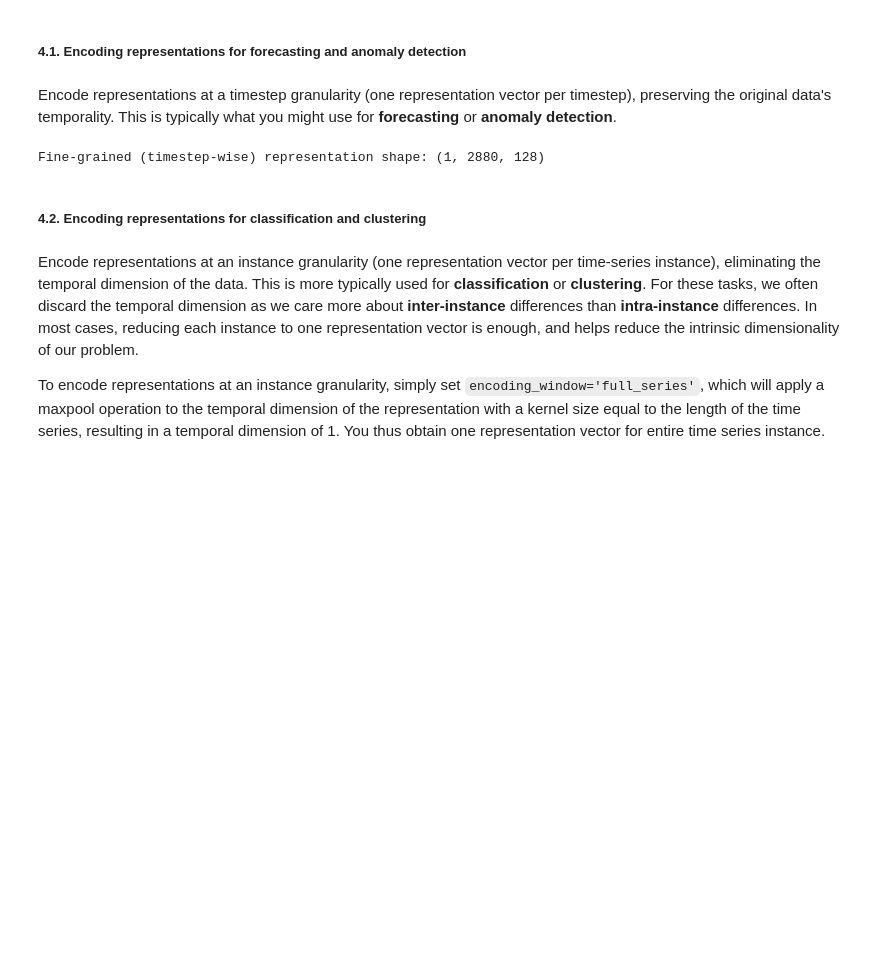
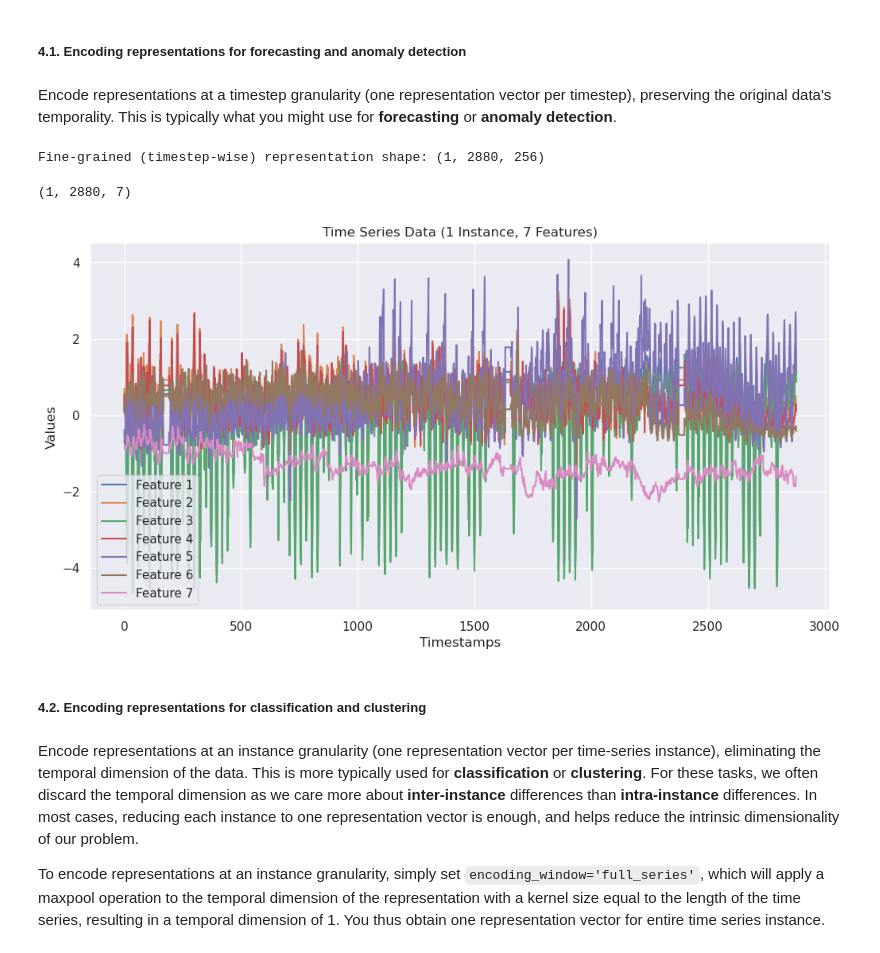
Before and after one commit to JiaW6122/PLanTS, a Jupyter notebook: full_tutorial.ipynb, the cells around one changed output. Saved outputs shown, nothing was run; the diff lists cells and outputs as text; code cells hidden in the pictures; blank space fills up the shorter version.

```diff
--- a/full_tutorial.ipynb
+++ b/full_tutorial.ipynb
@@ -125,0 +118,3 @@ Shapes - train data: (1, 8640, 7), test data: (1, 2880, 7)
+# %%
+train_data, train_labels, test_data, test_labels = datautils.load_UEA("AtrialFibrillation")
+print(f"Shapes - train data: {train_data.shape}, test data: {test_data.shape}")
@@ -250,21 +276,39 @@ closest_time_indices.shape
 ##### **4.1. Encoding representations for forecasting and anomaly detection**
 # %% [markdown]
 Encode representations at a timestep granularity (one representation vector per timestep), preserving the original data's temporality. This is typically what you might use for **forecasting** or **anomaly detection**.
-# %%
-test_repr_fine = model.encode(
-    data=test_data,
-    time_indices=closest_time_indices,
-    mask=None, # Used for the Anomaly Detection protocol, can be ignored
-    encoding_window=None, # Used to control the temporal granularity of the representation
-    causal=True, # Whether to use causal convolutions (for forecasting you might want this) or not.
-    sliding_length=1, # The length of sliding window. When this param is specified, a sliding inference would be applied on the time series.
-    sliding_padding=100, # Contextual data length used for inference every sliding windows. The timestamp t's representation vector is computed using the observations located in [t - sliding_padding, t].
-    batch_size=16,
-    return_time_embeddings=False
-)
-print(f"Fine-grained (timestep-wise) representation shape: {test_repr_fine.shape}")
-# %% [output]
-Fine-grained (timestep-wise) representation shape: (1, 2880, 128)
+# %%
+test_repr_fine = model.encode(
+    data=test_data,
+    encoding_window=None,
+    causal=True,
+    sliding_length=1,
+    sliding_padding=100,
+    batch_size=16
+)
+print(f"Fine-grained (timestep-wise) representation shape: {test_repr_fine.shape}")
+# %% [output]
+Fine-grained (timestep-wise) representation shape: (1, 2880, 256)
+# %%
+print(test_data.shape)
+# %% [output]
+(1, 2880, 7)
+# %%
+import matplotlib.pyplot as plt
+import numpy as np
+
+n_samples, n_timpoints, n_features = test_data.shape
+# Plot all features
+plt.figure(figsize=(12, 6))
+for i in range(n_features):
+    plt.plot(test_data[0, :, i], label=f'Feature {i+1}')
+
+plt.xlabel("Timestamps")
+plt.ylabel("Values")
+plt.title("Time Series Data (1 Instance, 7 Features)")
+plt.legend()
+plt.show()
+# %% [output]
+[figure, added]
 # %% [markdown]
 ##### **4.2. Encoding representations for classification and clustering**
 # %% [markdown]
```
Also changed, not shown: parts of 21 cells of this notebook, 43 other files.
